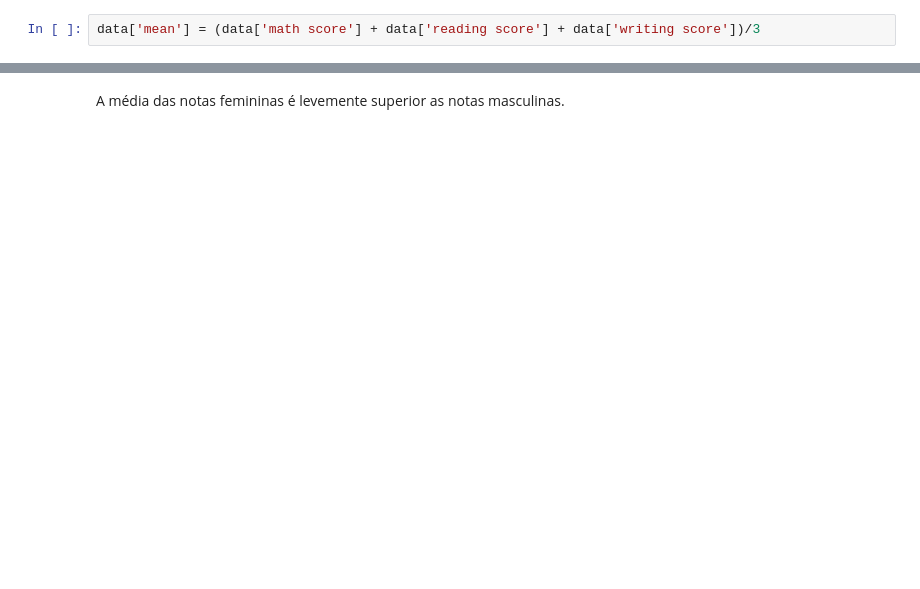
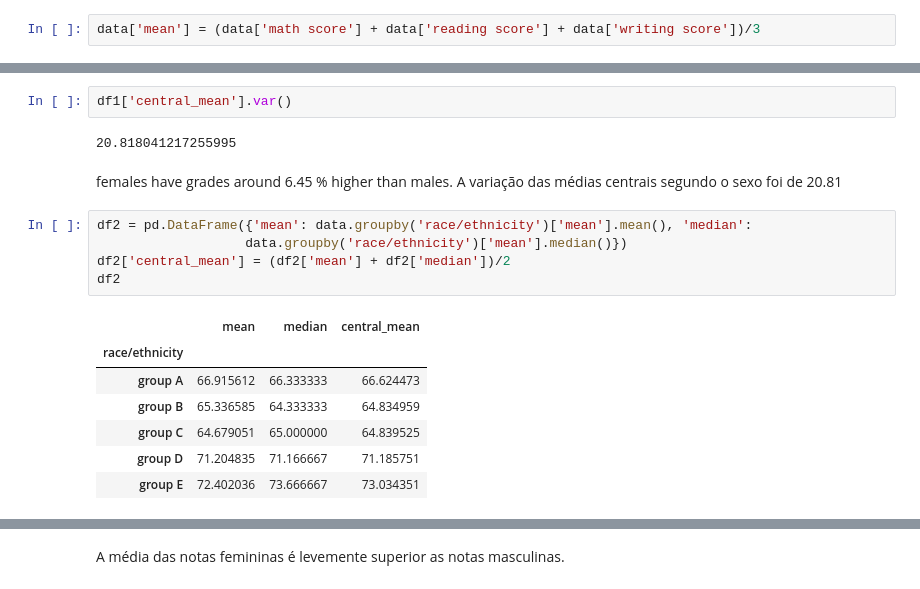
Before and after one commit to Leonardo010/Performance_de_estudantes, a Jupyter notebook: Student_performance_analysis.ipynb, the cells around one changed output, grey strips where cells are left out. Drawn from its saved outputs; the diff is of its cells as text; blank space fills up the shorter version.

```diff
--- a/Student_performance_analysis.ipynb
+++ b/Student_performance_analysis.ipynb
@@ -522,0 +533,20 @@ data['mean'] = (data['math score'] + data['reading score'] + data['writing score
+# %%
+df1['central_mean'].var()
+# %% [output]
+20.818041217255995
+# %% [markdown]
+females have grades around 6.45 % higher than males.
+A variação das médias centrais segundo o sexo foi de 20.81
+# %%
+df2 = pd.DataFrame({'mean': data.groupby('race/ethnicity')['mean'].mean(), 'median':
+                   data.groupby('race/ethnicity')['mean'].median()})
+df2['central_mean'] = (df2['mean'] + df2['median'])/2
+df2
+# %% [output]
+|  | mean | median | central_mean |
+| race/ethnicity |  |  |  |
+| group A | 66.915612 | 66.333333 | 66.624473 |
+| group B | 65.336585 | 64.333333 | 64.834959 |
+| group C | 64.679051 | 65.000000 | 64.839525 |
+| group D | 71.204835 | 71.166667 | 71.185751 |
+| group E | 72.402036 | 73.666667 | 73.034351 |
```
Also changed, not shown: parts of 56 cells of this notebook.
